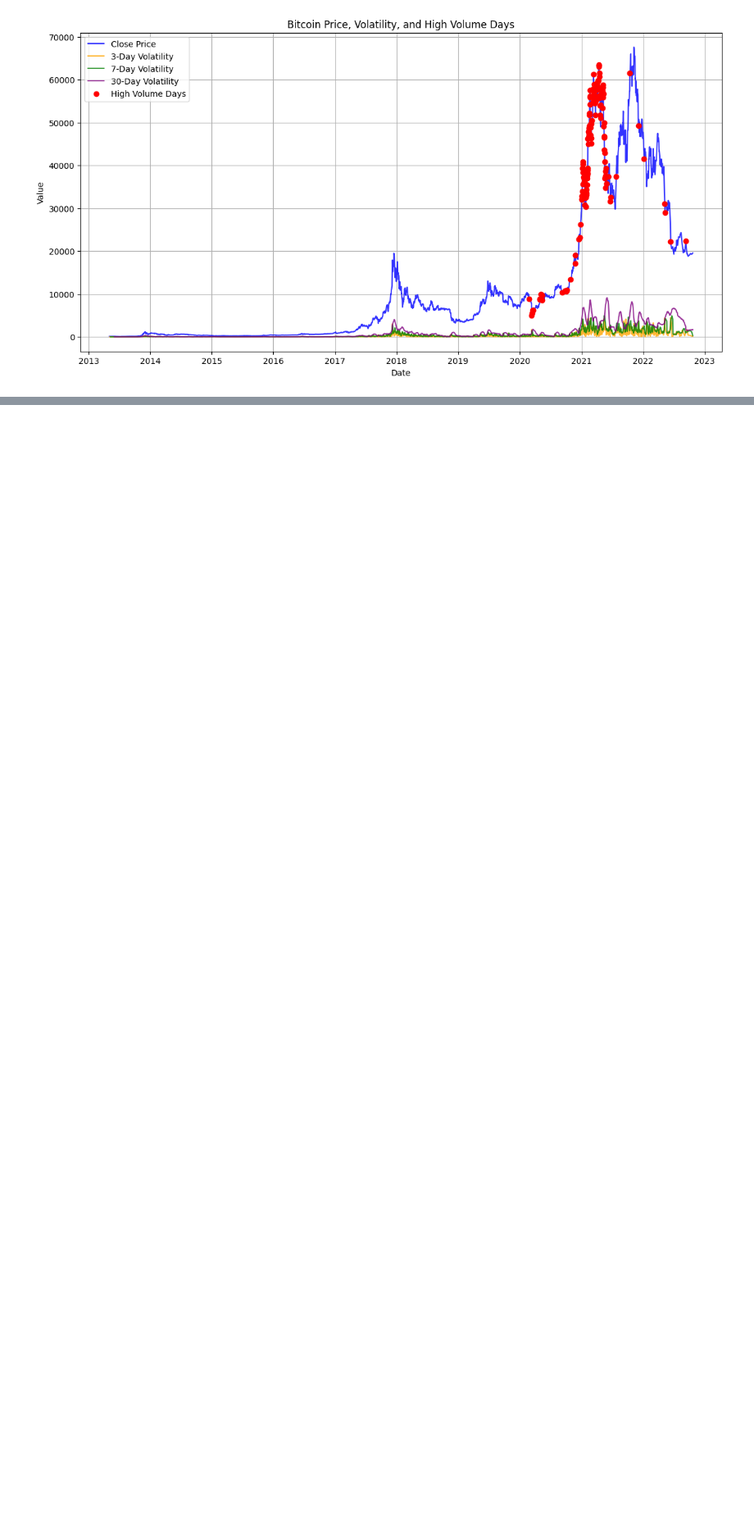
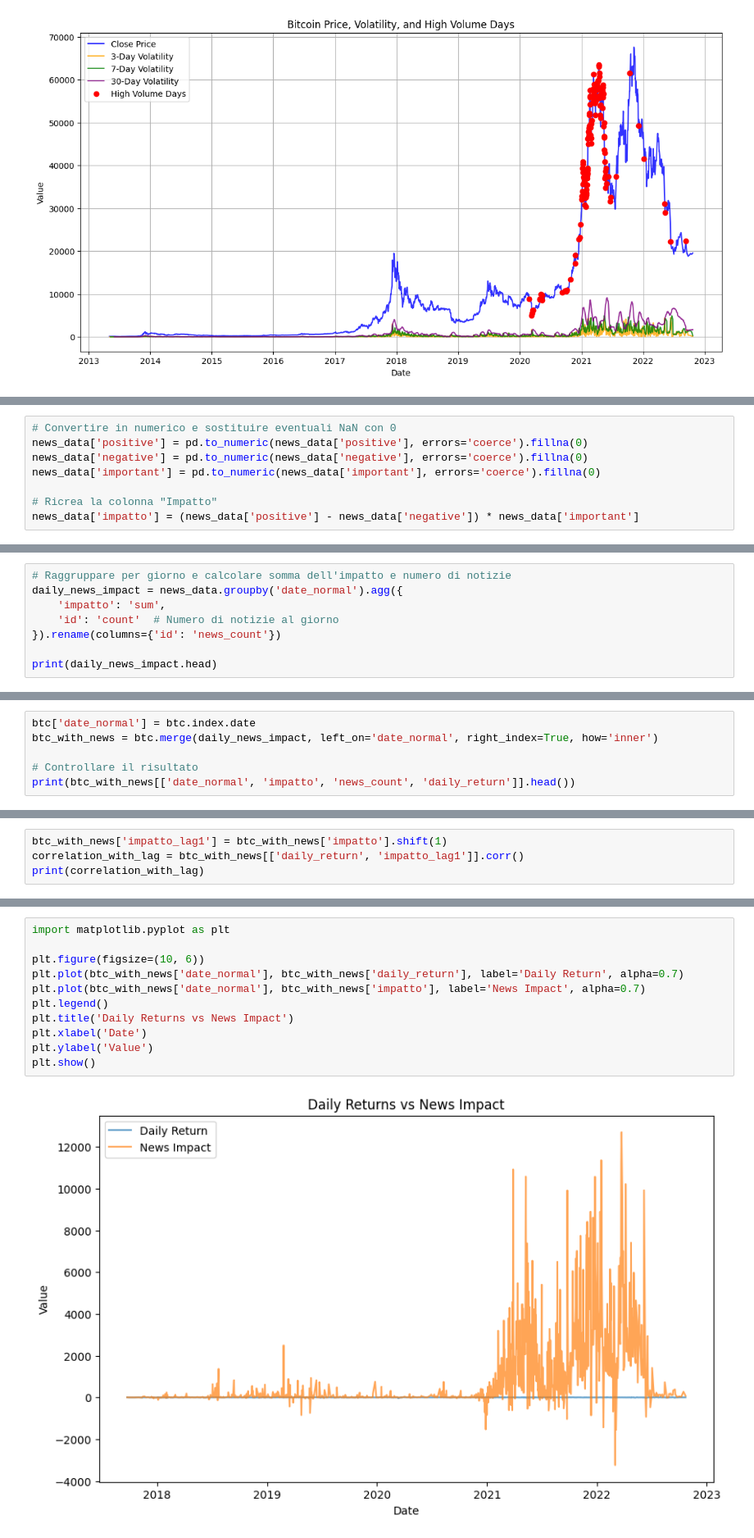
Before and after one commit to riccardoscut/riccardoscut, a Jupyter notebook: CrypToData.ipynb, the cells around one changed output, grey strips where cells are left out. Shown at 82% size. Saved outputs shown, nothing was run; the diff lists cells and outputs as text; blank space fills up the shorter version.

Commit message:
CrypToData Project done

```diff
--- a/CrypToData.ipynb
+++ b/CrypToData.ipynb
@@ -139,0 +203,8 @@ plt.show()
+# %%
+# Convertire in numerico e sostituire eventuali NaN con 0
+news_data['positive'] = pd.to_numeric(news_data['positive'], errors='coerce').fillna(0)
+news_data['negative'] = pd.to_numeric(news_data['negative'], errors='coerce').fillna(0)
+news_data['important'] = pd.to_numeric(news_data['important'], errors='coerce').fillna(0)
+
+# Ricrea la colonna "Impatto"
+news_data['impatto'] = (news_data['positive'] - news_data['negative']) * news_data['important']
@@ -139,0 +250,8 @@ plt.show()
+# %%
+# Raggruppare per giorno e calcolare somma dell'impatto e numero di notizie
+daily_news_impact = news_data.groupby('date_normal').agg({
+    'impatto': 'sum',
+    'id': 'count'  # Numero di notizie al giorno
+}).rename(columns={'id': 'news_count'})
+
+print(daily_news_impact.head)
@@ -139,0 +274,6 @@ plt.show()
+# %%
+btc['date_normal'] = btc.index.date
+btc_with_news = btc.merge(daily_news_impact, left_on='date_normal', right_index=True, how='inner')
+
+# Controllare il risultato
+print(btc_with_news[['date_normal', 'impatto', 'news_count', 'daily_return']].head())
@@ -139,0 +312,4 @@ plt.show()
+# %%
+btc_with_news['impatto_lag1'] = btc_with_news['impatto'].shift(1)
+correlation_with_lag = btc_with_news[['daily_return', 'impatto_lag1']].corr()
+print(correlation_with_lag)
@@ -139,0 +320,13 @@ plt.show()
+# %%
+import matplotlib.pyplot as plt
+
+plt.figure(figsize=(10, 6))
+plt.plot(btc_with_news['date_normal'], btc_with_news['daily_return'], label='Daily Return', alpha=0.7)
+plt.plot(btc_with_news['date_normal'], btc_with_news['impatto'], label='News Impact', alpha=0.7)
+plt.legend()
+plt.title('Daily Returns vs News Impact')
+plt.xlabel('Date')
+plt.ylabel('Value')
+plt.show()
+# %% [output]
+[figure, added]
```
Also changed, not shown: parts of 18 cells of this notebook, 11 other files.
